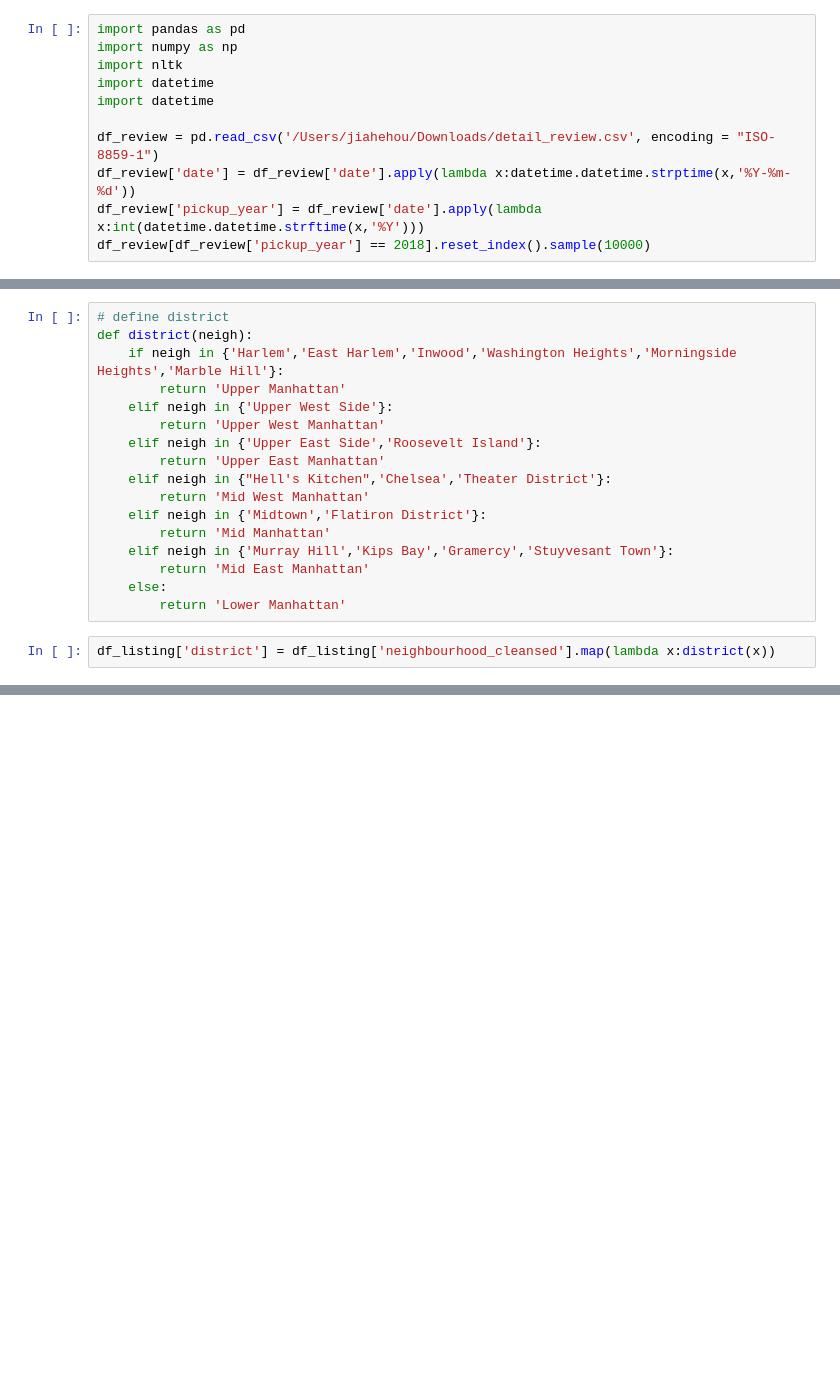
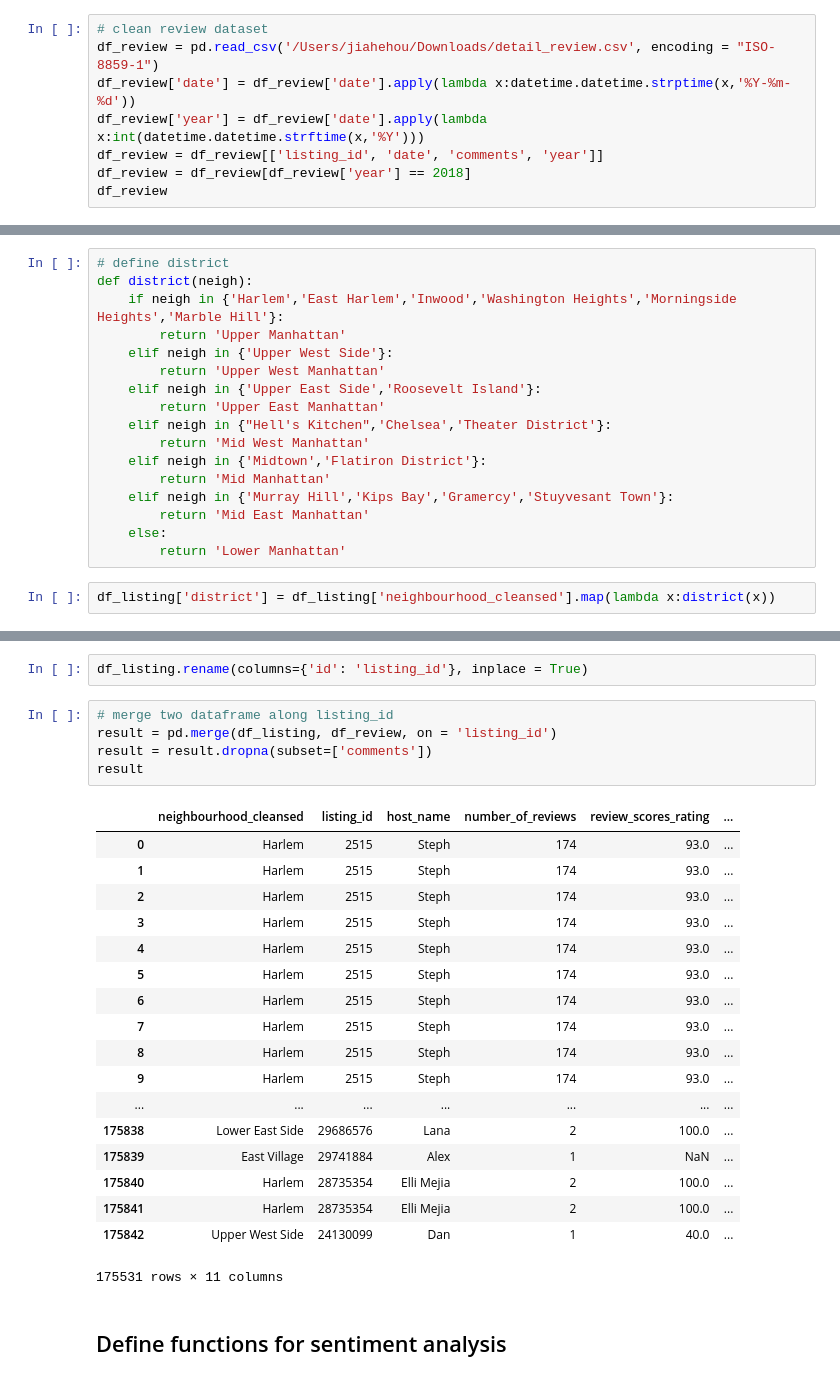
Before and after one commit to benbencony/NYC-Airbnb-Operation-Analysis, a Jupyter notebook: airbnb_sentiment_analysis.ipynb, the cells around one changed output, grey strips where cells are left out. Saved outputs shown, nothing was run; the diff lists cells and outputs as text; blank space fills up the shorter version.

```diff
--- a/airbnb_sentiment_analysis.ipynb
+++ b/airbnb_sentiment_analysis.ipynb
@@ -1,12 +15,9 @@
 # %%
-import pandas as pd
-import numpy as np
-import nltk
-import datetime
-import datetime
-
+# clean review dataset
 df_review = pd.read_csv('/Users/jiahehou/Downloads/detail_review.csv', encoding = "ISO-8859-1")
 df_review['date'] = df_review['date'].apply(lambda x:datetime.datetime.strptime(x,'%Y-%m-%d'))
-df_review['pickup_year'] = df_review['date'].apply(lambda x:int(datetime.datetime.strftime(x,'%Y')))
-df_review[df_review['pickup_year'] == 2018].reset_index().sample(10000)
+df_review['year'] = df_review['date'].apply(lambda x:int(datetime.datetime.strftime(x,'%Y')))
+df_review = df_review[['listing_id', 'date', 'comments', 'year']]
+df_review = df_review[df_review['year'] == 2018]
+df_review
 # %% [output]
@@ -347,0 +87,28 @@ plt.show()
+# %%
+df_listing.rename(columns={'id': 'listing_id'}, inplace = True)
+# %%
+# merge two dataframe along listing_id
+result = pd.merge(df_listing, df_review, on = 'listing_id')
+result = result.dropna(subset=['comments'])
+result
+# %% [output]
+|  | neighbourhood_cleansed | listing_id | host_name | number_of_reviews | review_scores_rating | ... |
+| 0 | Harlem | 2515 | Steph | 174 | 93.0 | ... |
+| 1 | Harlem | 2515 | Steph | 174 | 93.0 | ... |
+| 2 | Harlem | 2515 | Steph | 174 | 93.0 | ... |
+| 3 | Harlem | 2515 | Steph | 174 | 93.0 | ... |
+| 4 | Harlem | 2515 | Steph | 174 | 93.0 | ... |
+| 5 | Harlem | 2515 | Steph | 174 | 93.0 | ... |
+| 6 | Harlem | 2515 | Steph | 174 | 93.0 | ... |
+| 7 | Harlem | 2515 | Steph | 174 | 93.0 | ... |
+| 8 | Harlem | 2515 | Steph | 174 | 93.0 | ... |
+| 9 | Harlem | 2515 | Steph | 174 | 93.0 | ... |
+| ... | ... | ... | ... | ... | ... | ... |
+| 175838 | Lower East Side | 29686576 | Lana | 2 | 100.0 | ... |
+| 175839 | East Village | 29741884 | Alex | 1 | NaN | ... |
+| 175840 | Harlem | 28735354 | Elli Mejia | 2 | 100.0 | ... |
+| 175841 | Harlem | 28735354 | Elli Mejia | 2 | 100.0 | ... |
+| 175842 | Upper West Side | 24130099 | Dan | 1 | 40.0 | ... |
+175531 rows × 11 columns
+# %% [markdown]
+<h2>Define functions for sentiment analysis</h2>
```
Also changed, not shown: parts of 39 cells of this notebook.
